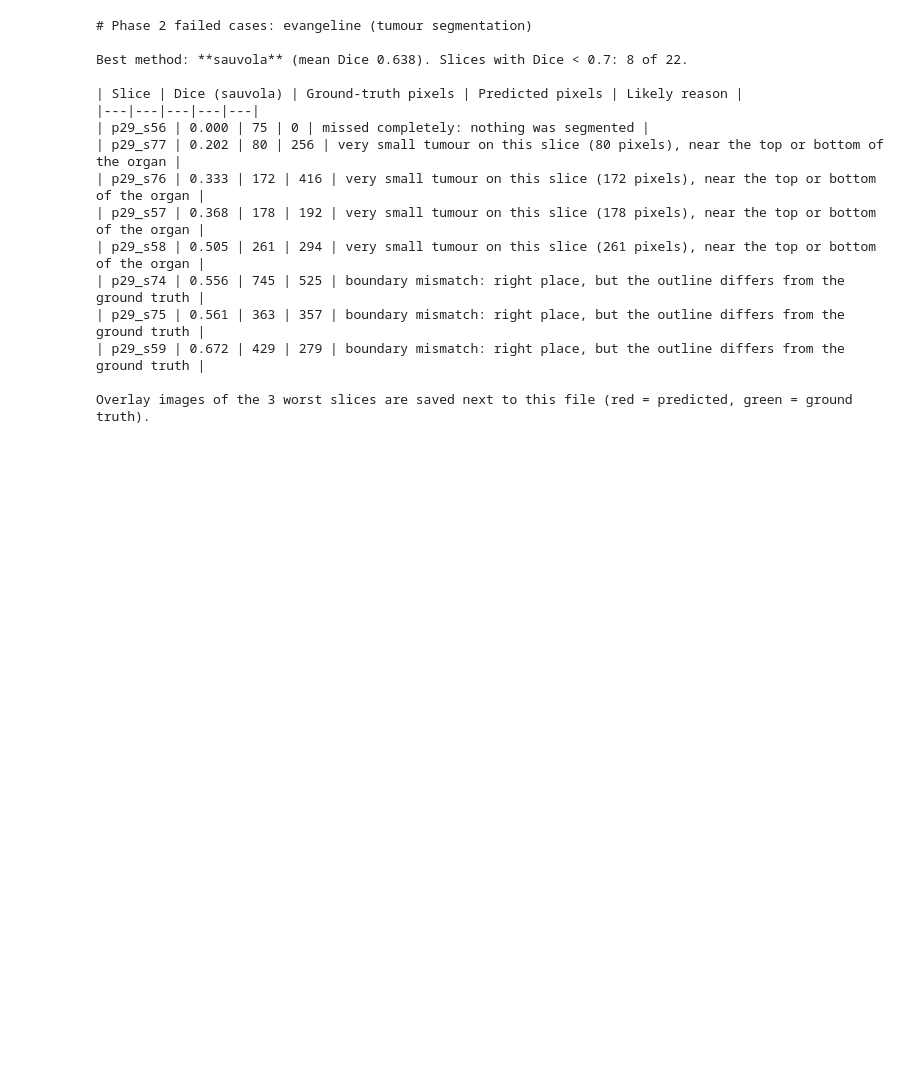
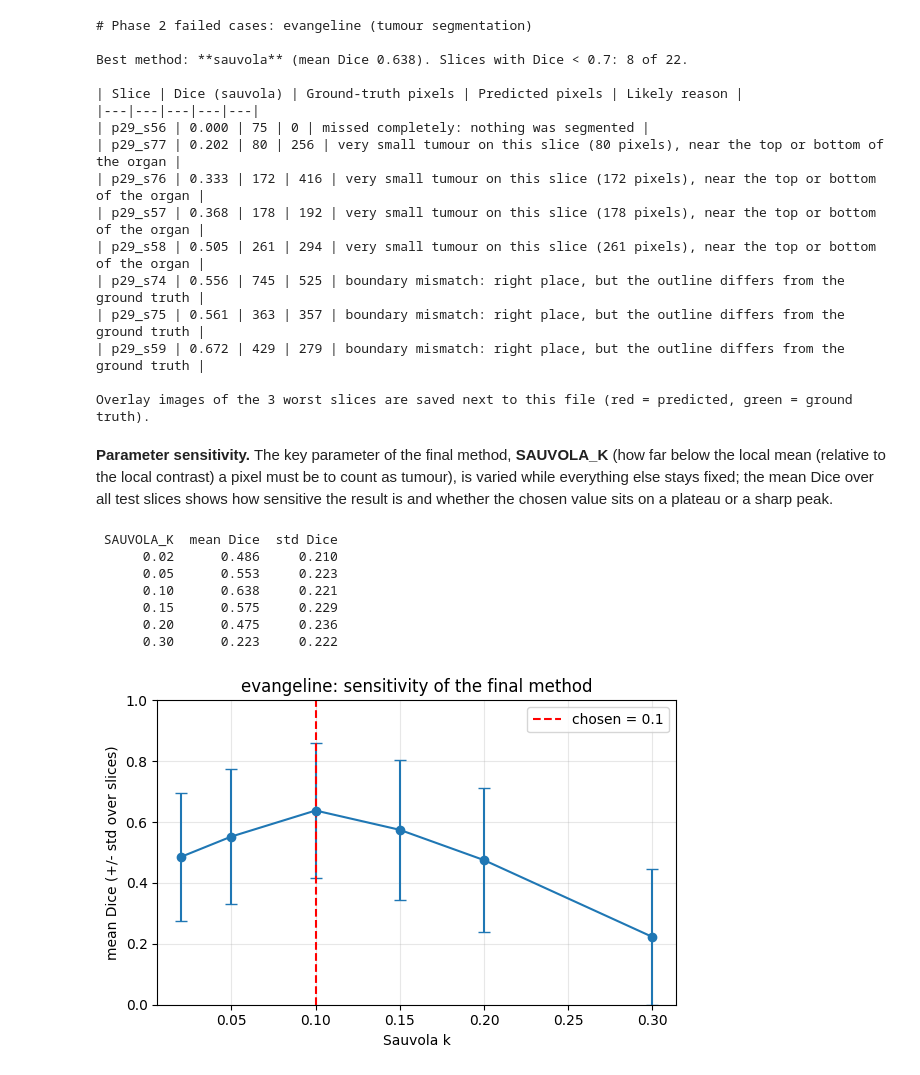
Before and after one commit to samasaeed-mv/imaging-assignment-, a Jupyter notebook: phase2/03_segmentation_evangeline.ipynb, the cells around one changed output. Cells and saved outputs as stored; diff of their text form; code cells hidden in the pictures; blank space fills up the shorter version.

```diff
--- a/phase2/03_segmentation_evangeline.ipynb
+++ b/phase2/03_segmentation_evangeline.ipynb
@@ -327,3 +327,36 @@ Best method: **sauvola** (mean Dice 0.638). Slices with Dice < 0.7: 8 of 22.
 | p29_s59 | 0.672 | 429 | 279 | boundary mismatch: right place, but the outline differs from the ground truth |
 
 Overlay images of the 3 worst slices are saved next to this file (red = predicted, green = ground truth).
+# %% [markdown]
+**Parameter sensitivity.** The key parameter of the final method, **SAUVOLA_K** (how far below the local mean (relative to the local contrast) a pixel must be to count as tumour), is varied while everything else stays fixed; the mean Dice over all test slices shows how sensitive the result is and whether the chosen value sits on a plateau or a sharp peak.
+# %%
+# ---- parameter sensitivity: mean Dice of the final method while SAUVOLA_K changes ----
+chosen = SAUVOLA_K
+sweep = []
+for value in [0.02, 0.05, 0.1, 0.15, 0.2, 0.3]:
+    SAUVOLA_K = value                                         # the segmentation function reads this setting
+    scores = []
+    for f in files:
+        sid, img, liver, gt = load(f)
+        scores.append(dice(segment_sauvola(img, liver), gt))
+    sweep.append({"SAUVOLA_K": value, "mean Dice": np.mean(scores), "std Dice": np.std(scores)})
+SAUVOLA_K = chosen                                            # put the chosen value back
+sweep = pd.DataFrame(sweep)
+sweep.to_csv(f"{OUT}/phase2_sensitivity.csv", index=False)
+print(sweep.round(3).to_string(index=False))
+
+plt.figure(figsize=(6, 4))
+plt.errorbar(sweep["SAUVOLA_K"], sweep["mean Dice"], yerr=sweep["std Dice"], marker="o", capsize=4)
+plt.axvline(chosen, color="red", linestyle="--", label=f"chosen = {chosen}")
+plt.xlabel("Sauvola k"); plt.ylabel("mean Dice (+/- std over slices)"); plt.ylim(0, 1)
+plt.title(f"{NAME}: sensitivity of the final method"); plt.legend(); plt.grid(alpha=0.3)
+plt.tight_layout(); plt.savefig(f"{FIGS}/{NAME}_p2_sensitivity.png", dpi=120); plt.show()
+# %% [output]
+ SAUVOLA_K  mean Dice  std Dice
+      0.02      0.486     0.210
+      0.05      0.553     0.223
+      0.10      0.638     0.221
+      0.15      0.575     0.229
+      0.20      0.475     0.236
+      0.30      0.223     0.222
+[figure, added]
```
Also changed, not shown: 11 other files.
